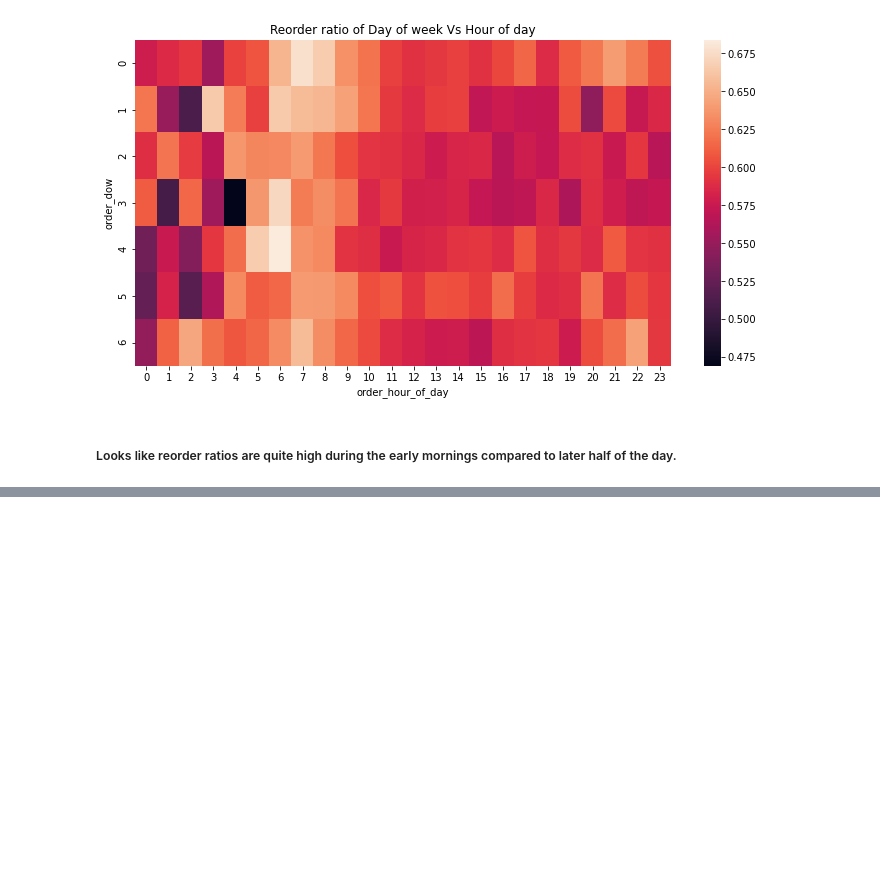
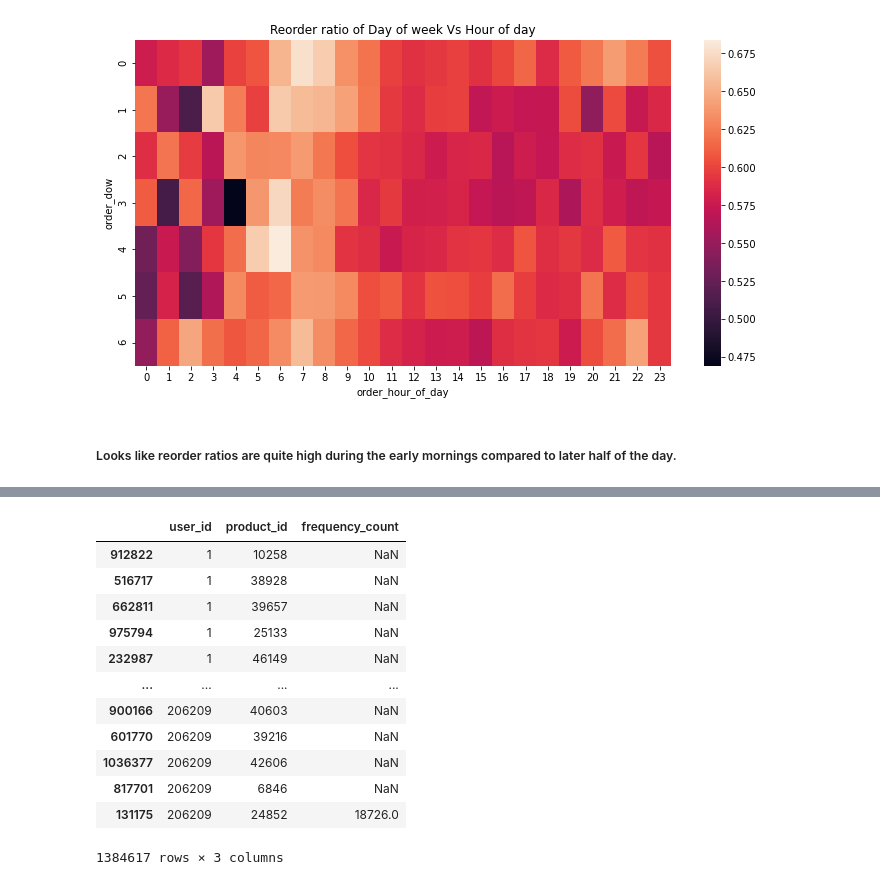
Before and after one commit to ProjectGroup17/Instacart, a Jupyter notebook: Instacart_Market_Basket_Analysis.ipynb, the cells around one changed output, grey strips where cells are left out. Cells and saved outputs as stored; diff of their text form; code cells hidden in the pictures; blank space fills up the shorter version.

```diff
--- a/Instacart_Market_Basket_Analysis.ipynb
+++ b/Instacart_Market_Basket_Analysis.ipynb
@@ -597,0 +668,17 @@ gc.collect()
+# %%
+userItemDf = itemsOrderedByUser[["user_id","product_id", "frequency_count"]].explode("frequency_count")
+userItemDf.sort_values(by="user_id")
+# %% [output]
+|  | user_id | product_id | frequency_count |
+| 912822 | 1 | 10258 | NaN |
+| 516717 | 1 | 38928 | NaN |
+| 662811 | 1 | 39657 | NaN |
+| 975794 | 1 | 25133 | NaN |
+| 232987 | 1 | 46149 | NaN |
+| ... | ... | ... | ... |
+| 900166 | 206209 | 40603 | NaN |
+| 601770 | 206209 | 39216 | NaN |
+| 1036377 | 206209 | 42606 | NaN |
+| 817701 | 206209 | 6846 | NaN |
+| 131175 | 206209 | 24852 | 18726.0 |
+1384617 rows × 3 columns
```
Also changed, not shown: parts of 15 cells of this notebook.
